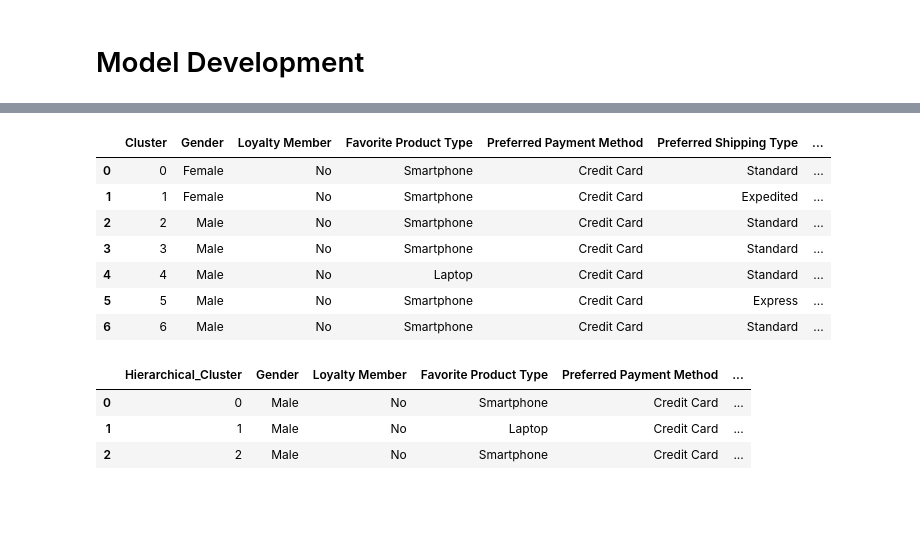
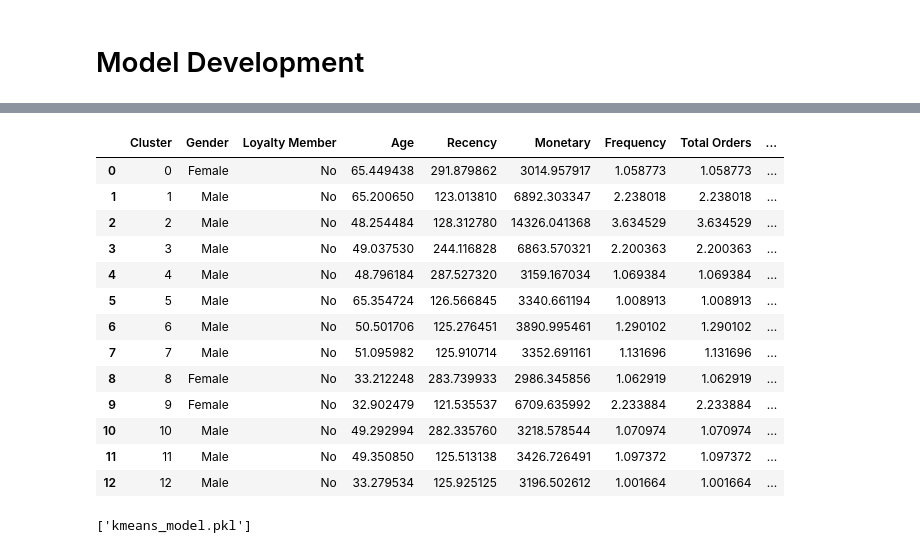
Before and after one commit to varundixit4/Personalised-Marketing-Campaign, a Jupyter notebook: notebooks/Customer-Segmentation.ipynb, the cells around one changed output, grey strips where cells are left out. Drawn from its saved outputs; the diff is of its cells as text; code cells hidden in the pictures; blank space fills up the shorter version.

```diff
--- a/notebooks/Customer-Segmentation.ipynb
+++ b/notebooks/Customer-Segmentation.ipynb
@@ -67,12 +34,12 @@ from sklearn.cluster import KMeans
 from sklearn.metrics import silhouette_score
 
 inertia = []
-for k in range(2, 11):
+for k in range(2, 16):
     kmeans = KMeans(n_clusters=k, random_state=42)
     kmeans.fit(df)
     inertia.append(kmeans.inertia_)
 
-plt.plot(range(2, 11), inertia, marker='o')
+plt.plot(range(2, 16), inertia, marker='o')
 plt.title('Elbow Method')
 plt.xlabel('Number of Clusters')
 plt.ylabel('Inertia')
@@ -82,5 +49,5 @@ plt.show()
 # %%
-optimal_k = 7
+optimal_k = 13
 kmeans = KMeans(n_clusters=optimal_k, random_state=42)
 clusters = kmeans.fit_predict(df)
 df['Cluster'] = clusters
@@ -107,9 +59,0 @@ plt.show()
-# %%
-from sklearn.cluster import AgglomerativeClustering
-
-optimal_clusters = 3
-agg_clustering = AgglomerativeClustering(n_clusters=optimal_clusters, linkage='ward')
-clusters = agg_clustering.fit_predict(df)
-
-df['Hierarchical_Cluster'] = clusters
-df_original['Hierarchical_Cluster'] = clusters
@@ -209,27 +104,28 @@ plt.show()
 cluster_characteristics = df_original.groupby('Cluster').agg({
     'Gender': lambda x: x.mode()[0],
     'Loyalty Member': lambda x: x.mode()[0],
-    'Favorite Product Type': lambda x: x.mode()[0],
-    'Preferred Payment Method': lambda x: x.mode()[0],
-    'Preferred Shipping Type': lambda x: x.mode()[0],
     'Age': 'mean',
     'Recency': 'mean',
     'Monetary': 'mean',
     'Frequency': 'mean',
-    'Product Diversity': 'mean',
     'Total Orders': 'mean',
     'Add-on Frequency': 'mean',
     'Cancellation Rate': 'mean',
-    'Average Rating': 'mean',
 }).reset_index()
 # %%
-cluster_characteristics.head(7)
+cluster_characteristics
 # %% [output]
-|  | Cluster | Gender | Loyalty Member | Favorite Product Type | Preferred Payment Method | Preferred Shipping Type | ... |
-| 0 | 0 | Female | No | Smartphone | Credit Card | Standard | ... |
-| 1 | 1 | Female | No | Smartphone | Credit Card | Expedited | ... |
-| 2 | 2 | Male | No | Smartphone | Credit Card | Standard | ... |
-| 3 | 3 | Male | No | Smartphone | Credit Card | Standard | ... |
-| 4 | 4 | Male | No | Laptop | Credit Card | Standard | ... |
-| 5 | 5 | Male | No | Smartphone | Credit Card | Express | ... |
-| 6 | 6 | Male | No | Smartphone | Credit Card | Standard | ... |
+|  | Cluster | Gender | Loyalty Member | Age | Recency | Monetary | Frequency | Total Orders | ... |
+| 0 | 0 | Female | No | 65.449438 | 291.879862 | 3014.957917 | 1.058773 | 1.058773 | ... |
+| 1 | 1 | Male | No | 65.200650 | 123.013810 | 6892.303347 | 2.238018 | 2.238018 | ... |
+| 2 | 2 | Male | No | 48.254484 | 128.312780 | 14326.041368 | 3.634529 | 3.634529 | ... |
+| 3 | 3 | Male | No | 49.037530 | 244.116828 | 6863.570321 | 2.200363 | 2.200363 | ... |
+| 4 | 4 | Male | No | 48.796184 | 287.527320 | 3159.167034 | 1.069384 | 1.069384 | ... |
+| 5 | 5 | Male | No | 65.354724 | 126.566845 | 3340.661194 | 1.008913 | 1.008913 | ... |
+| 6 | 6 | Male | No | 50.501706 | 125.276451 | 3890.995461 | 1.290102 | 1.290102 | ... |
+| 7 | 7 | Male | No | 51.095982 | 125.910714 | 3352.691161 | 1.131696 | 1.131696 | ... |
+| 8 | 8 | Female | No | 33.212248 | 283.739933 | 2986.345856 | 1.062919 | 1.062919 | ... |
+| 9 | 9 | Female | No | 32.902479 | 121.535537 | 6709.635992 | 2.233884 | 2.233884 | ... |
+| 10 | 10 | Male | No | 49.292994 | 282.335760 | 3218.578544 | 1.070974 | 1.070974 | ... |
+| 11 | 11 | Male | No | 49.350850 | 125.513138 | 3426.726491 | 1.097372 | 1.097372 | ... |
+| 12 | 12 | Male | No | 33.279534 | 125.925125 | 3196.502612 | 1.001664 | 1.001664 | ... |
@@ -253,7 +132,7 @@ hierarchical_cluster_characteristics = df_original.groupby('Hierarchical_Cluster
-# %%
-hierarchical_cluster_characteristics.head()
-# %% [output]
-|  | Hierarchical_Cluster | Gender | Loyalty Member | Favorite Product Type | Preferred Payment Method | ... |
-| 0 | 0 | Male | No | Smartphone | Credit Card | ... |
-| 1 | 1 | Male | No | Laptop | Credit Card | ... |
-| 2 | 2 | Male | No | Smartphone | Credit Card | ... |
+# %%
+import joblib
+
+# Save the model to a file
+joblib.dump(kmeans, 'kmeans_model.pkl')
+# %% [output]
+['kmeans_model.pkl']
```
Also changed, not shown: parts of 16 cells of this notebook, 1 other file.
